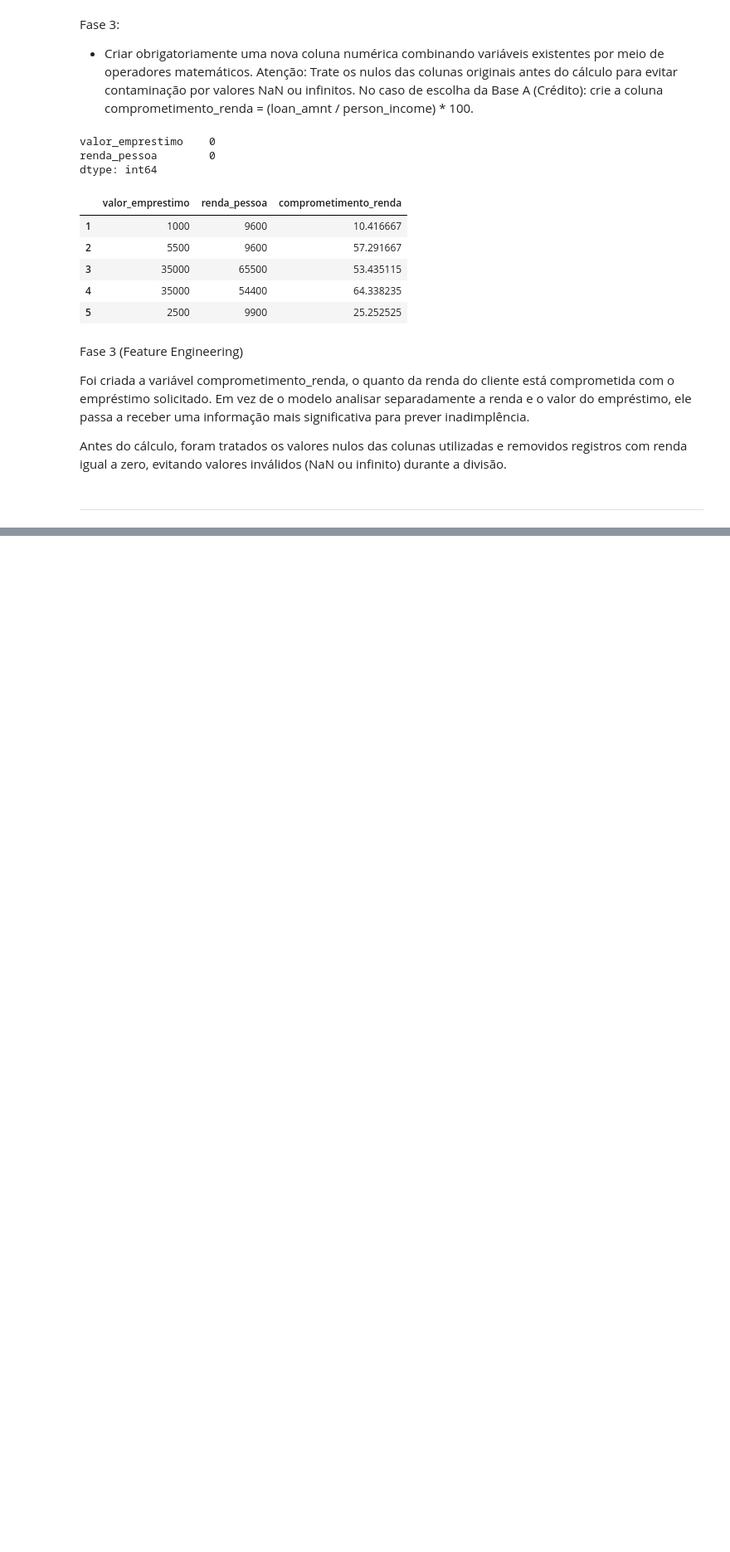
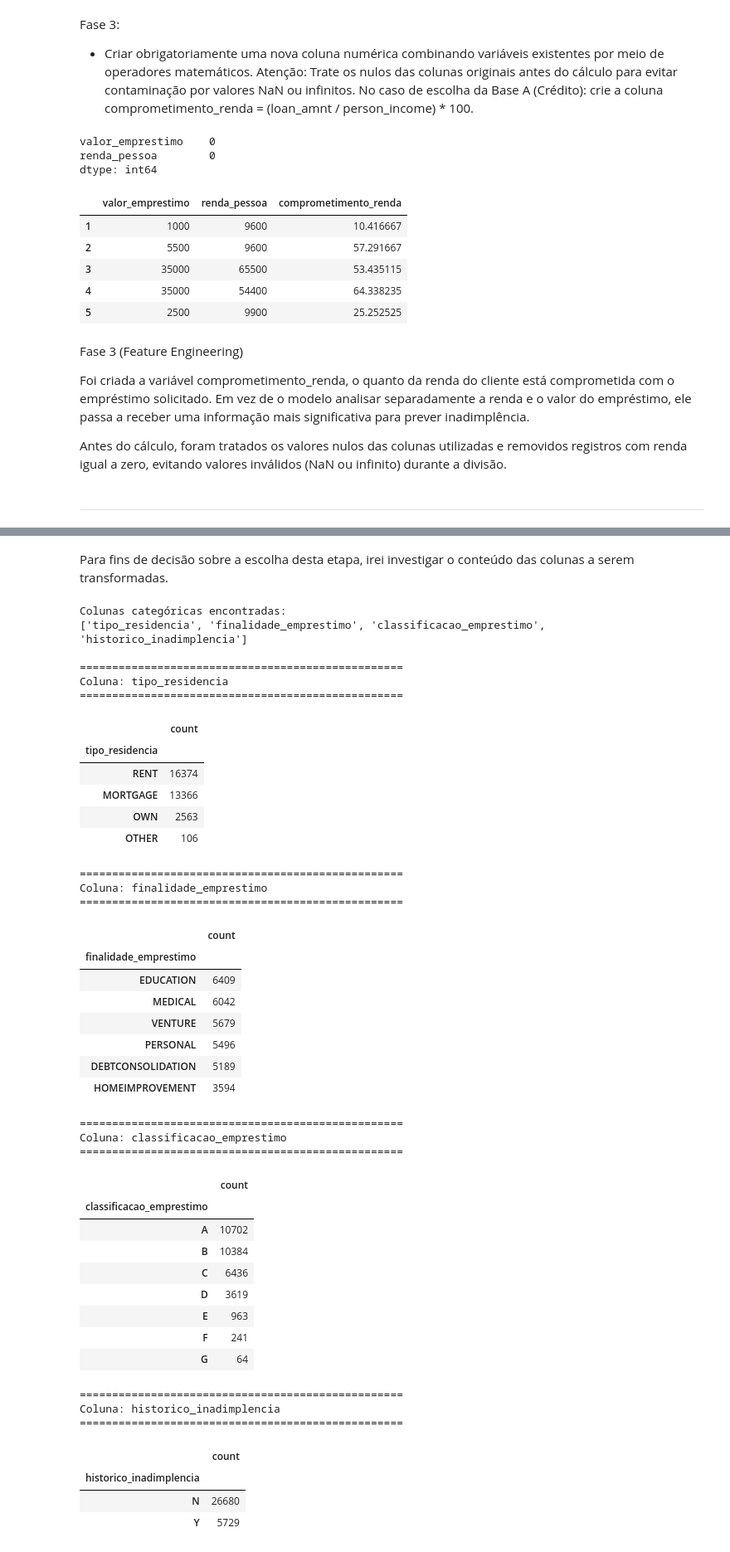
Before and after one commit to Ana-Cravo/credit_risk, a Jupyter notebook: projeto_credit_risk.ipynb, the cells around one changed output, grey strips where cells are left out. Shown at 83% size. Saved outputs shown, nothing was run; the diff lists cells and outputs as text; code cells hidden in the pictures; blank space fills up the shorter version.

Commit message:
feat: conclui etapa de encoding

```diff
--- a/projeto_credit_risk.ipynb
+++ b/projeto_credit_risk.ipynb
@@ -676,0 +700,63 @@ Antes do cálculo, foram tratados os valores nulos das colunas utilizadas e remo
+# %% [markdown]
+Para fins de decisão sobre a escolha desta etapa, irei investigar o conteúdo das colunas a serem transformadas.
+# %%
+# Identificando as colunas categóricas
+colunas_categoricas = df.select_dtypes(include=['object', 'category', 'string']).columns.tolist()
+
+print("Colunas categóricas encontradas:")
+print(colunas_categoricas)
+
+# Exibindo as categorias existentes em cada coluna
+for coluna in colunas_categoricas:
+    print(f"\n{'='*50}")
+    print(f"Coluna: {coluna}")
+    print(f"{'='*50}")
+
+    display(
+        pd.DataFrame(
+            df[coluna].value_counts()
+        ).rename(columns={coluna: "Quantidade"})
+    )
+# %% [output]
+Colunas categóricas encontradas:
+['tipo_residencia', 'finalidade_emprestimo', 'classificacao_emprestimo', 'historico_inadimplencia']
+
+==================================================
+Coluna: tipo_residencia
+==================================================
+|  | count |
+| tipo_residencia |  |
+| RENT | 16374 |
+| MORTGAGE | 13366 |
+| OWN | 2563 |
+| OTHER | 106 |
+==================================================
+Coluna: finalidade_emprestimo
+==================================================
+|  | count |
+| finalidade_emprestimo |  |
+| EDUCATION | 6409 |
+| MEDICAL | 6042 |
+| VENTURE | 5679 |
+| PERSONAL | 5496 |
+| DEBTCONSOLIDATION | 5189 |
+| HOMEIMPROVEMENT | 3594 |
+==================================================
+Coluna: classificacao_emprestimo
+==================================================
+|  | count |
+| classificacao_emprestimo |  |
+| A | 10702 |
+| B | 10384 |
+| C | 6436 |
+| D | 3619 |
+| E | 963 |
+| F | 241 |
+| G | 64 |
+==================================================
+Coluna: historico_inadimplencia
+==================================================
+|  | count |
+| historico_inadimplencia |  |
+| N | 26680 |
+| Y | 5729 |
```
Also changed, not shown: parts of 5 cells of this notebook.
